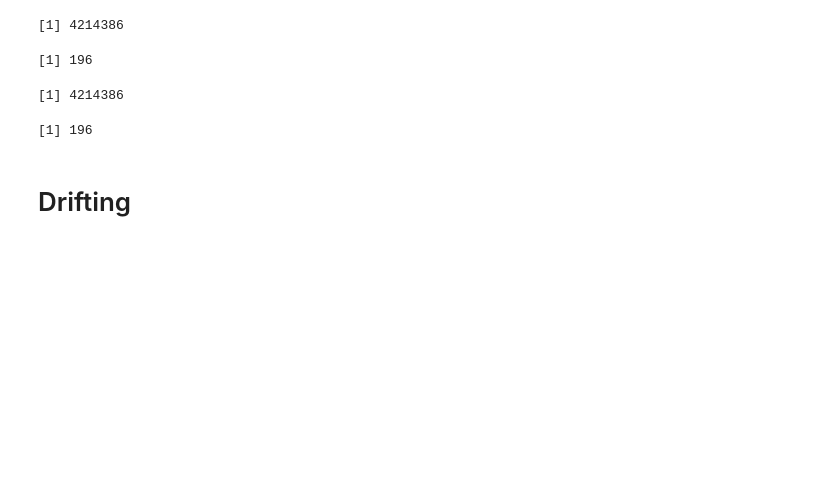
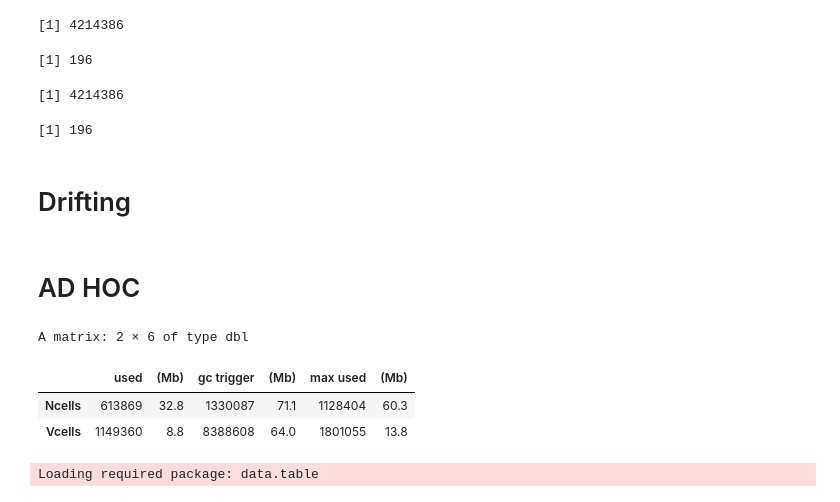
Before and after one commit to Laurameola/labo, a Jupyter notebook: src/Competencia2/99_chequeoDatasets.ipynb, the cells around one changed output. Drawn from its saved outputs; the diff is of its cells as text; code cells hidden in the pictures; blank space fills up the shorter version.

```diff
--- a/src/Competencia2/99_chequeoDatasets.ipynb
+++ b/src/Competencia2/99_chequeoDatasets.ipynb
@@ -121,3 +121,17 @@ setwd("~/buckets/b1/")
 
 #cargo el dataset
 dataset  <- fread("./datasets/c2_reparacEstad_fe_inicial_deflacion.csv.gz")   #donde entreno# FIN Parametros del script
+# %% [markdown]
+# AD HOC
+# %%
+rm( list=ls() )  #remove all objects
+gc()             #garbage collection
+
+require("data.table")
+setwd("~/buckets/b1/")
+# %% [output]
+A matrix: 2 × 6 of type dbl
+|  | used | (Mb) | gc trigger | (Mb) | max used | (Mb) |
+| Ncells | 613869 | 32.8 | 1330087 | 71.1 | 1128404 | 60.3 |
+| Vcells | 1149360 | 8.8 | 8388608 | 64.0 | 1801055 | 13.8 |
+Loading required package: data.table
```
Also changed, not shown: parts of 4 cells of this notebook, 4 other files.
